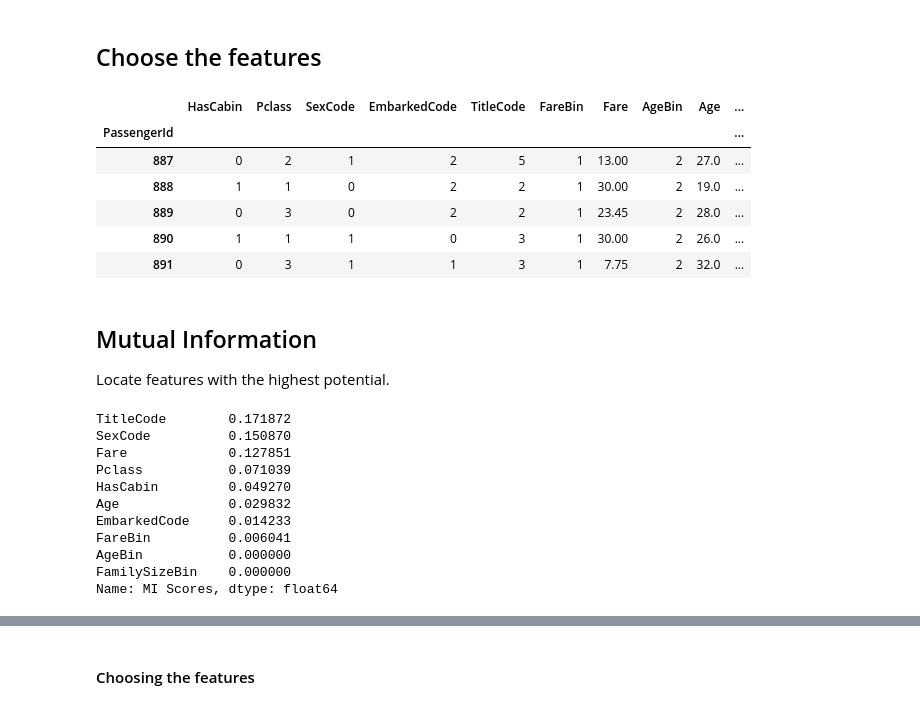
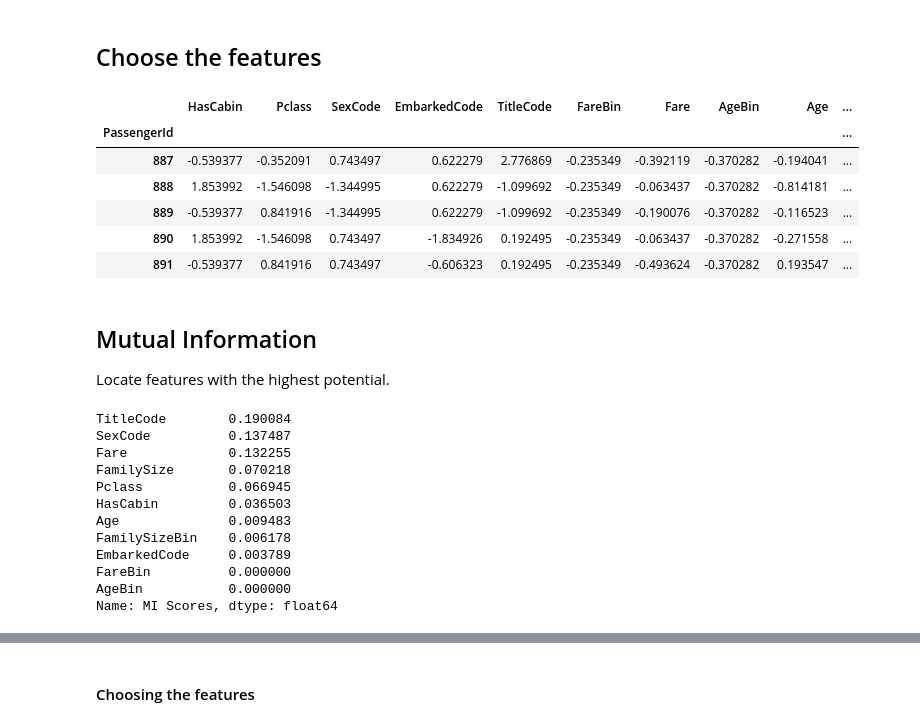
Before and after one commit to Milutin-S/kaggleCompetitions, a Jupyter notebook: Titanic/notes.ipynb, the cells around one changed output, grey strips where cells are left out. Cells and saved outputs as stored; diff of their text form; code cells hidden in the pictures.

```diff
--- a/Titanic/notes.ipynb
+++ b/Titanic/notes.ipynb
@@ -479,19 +514,19 @@ print(f'[INFO] Datasets saved to: {out_path}')
 # %%
 y_train = X_train.Survived.astype(int)
 # %%
-features = ['HasCabin', 'Pclass', 'SexCode', 'EmbarkedCode', 'TitleCode', 'FareBin', 'Fare', 'AgeBin', 'Age', 'FamilySizeBin']
+features = ['HasCabin', 'Pclass', 'SexCode', 'EmbarkedCode', 'TitleCode', 'FareBin', 'Fare', 'AgeBin', 'Age', 'FamilySizeBin', 'FamilySize']
 X_train = X_train[features]
 X_test = X_test[features]
 
 X_train.tail()
 # %% [output]
 |  | HasCabin | Pclass | SexCode | EmbarkedCode | TitleCode | FareBin | Fare | AgeBin | Age | ... |
 | PassengerId |  |  |  |  |  |  |  |  |  | ... |
-| 887 | 0 | 2 | 1 | 2 | 5 | 1 | 13.00 | 2 | 27.0 | ... |
-| 888 | 1 | 1 | 0 | 2 | 2 | 1 | 30.00 | 2 | 19.0 | ... |
-| 889 | 0 | 3 | 0 | 2 | 2 | 1 | 23.45 | 2 | 28.0 | ... |
-| 890 | 1 | 1 | 1 | 0 | 3 | 1 | 30.00 | 2 | 26.0 | ... |
-| 891 | 0 | 3 | 1 | 1 | 3 | 1 | 7.75 | 2 | 32.0 | ... |
+| 887 | -0.539377 | -0.352091 | 0.743497 | 0.622279 | 2.776869 | -0.235349 | -0.392119 | -0.370282 | -0.194041 | ... |
+| 888 | 1.853992 | -1.546098 | -1.344995 | 0.622279 | -1.099692 | -0.235349 | -0.063437 | -0.370282 | -0.814181 | ... |
+| 889 | -0.539377 | 0.841916 | -1.344995 | 0.622279 | -1.099692 | -0.235349 | -0.190076 | -0.370282 | -0.116523 | ... |
+| 890 | 1.853992 | -1.546098 | 0.743497 | -1.834926 | 0.192495 | -0.235349 | -0.063437 | -0.370282 | -0.271558 | ... |
+| 891 | -0.539377 | 0.841916 | 0.743497 | -0.606323 | 0.192495 | -0.235349 | -0.493624 | -0.370282 | 0.193547 | ... |
 # %% [markdown]
 ## Mutual Information
 Locate features with the highest potential.
@@ -503,14 +538,15 @@ mi_scores = pd.Series(mi_scores, name='MI Scores', index=X_train.columns)
 mi_scores = mi_scores.sort_values(ascending=False)
 mi_scores
 # %% [output]
-TitleCode        0.171872
-SexCode          0.150870
-Fare             0.127851
-Pclass           0.071039
-HasCabin         0.049270
-Age              0.029832
-EmbarkedCode     0.014233
-FareBin          0.006041
+TitleCode        0.190084
+SexCode          0.137487
+Fare             0.132255
+FamilySize       0.070218
+Pclass           0.066945
+HasCabin         0.036503
+Age              0.009483
+FamilySizeBin    0.006178
+EmbarkedCode     0.003789
+FareBin          0.000000
 AgeBin           0.000000
-FamilySizeBin    0.000000
 Name: MI Scores, dtype: float64
```
Also changed, not shown: parts of 25 cells of this notebook.
